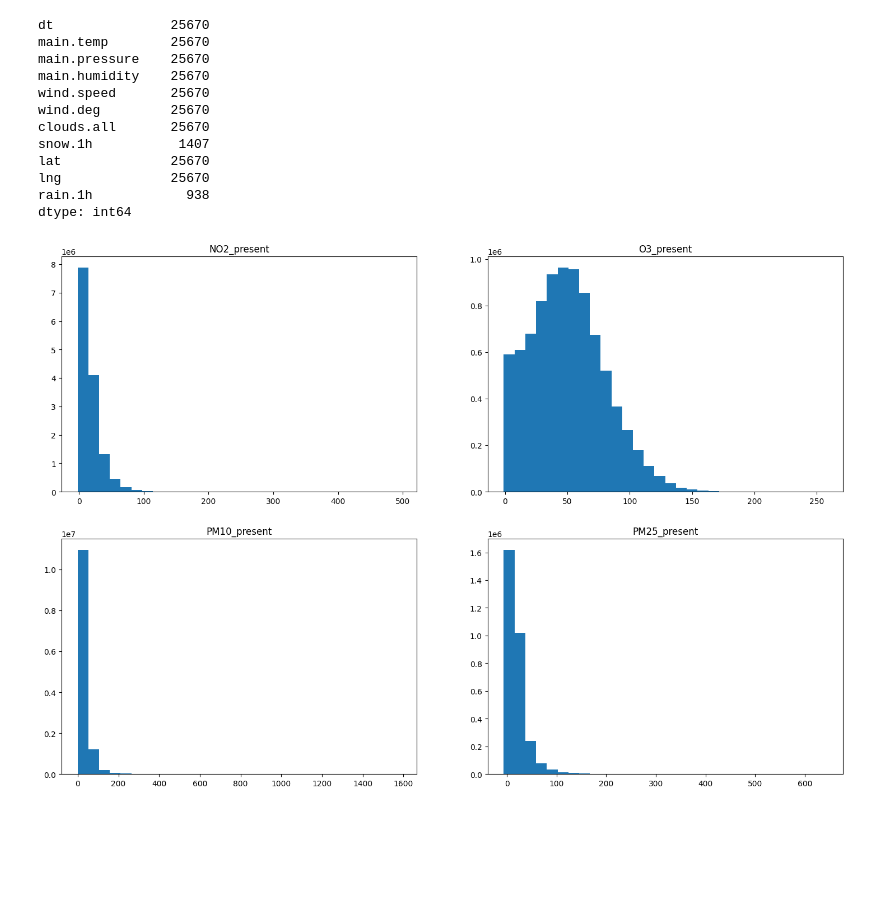
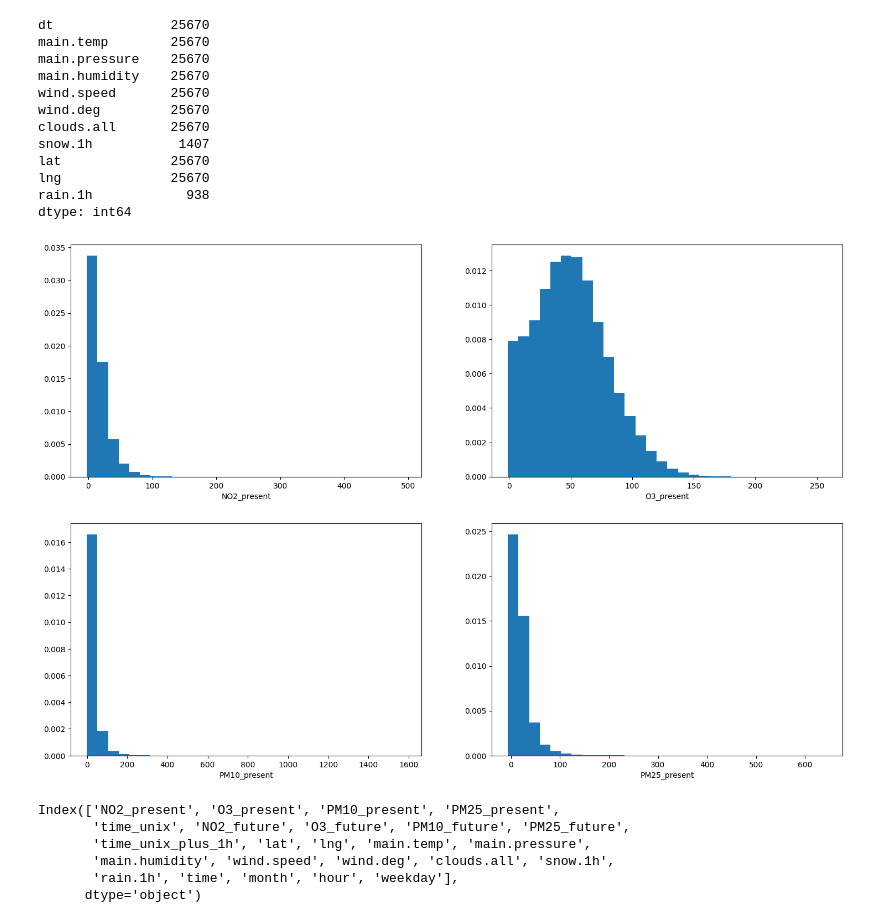
Before and after one commit to wesolowskip/apache-air, a Jupyter notebook: spark/base_models_learning/merge_weather_and_air_data.ipynb, the cells around one changed output. Cells and saved outputs as stored; diff of their text form; code cells hidden in the pictures; blank space fills up the shorter version.

```diff
--- a/spark/base_models_learning/merge_weather_and_air_data.ipynb
+++ b/spark/base_models_learning/merge_weather_and_air_data.ipynb
@@ -60,12 +60,13 @@ air = pd.read_feather('air_data.feather')
 # %%
 cols = ['NO2_present','O3_present','PM10_present','PM25_present']
 fig, axs = plt.subplots(nrows=2, ncols=2, figsize=(9*2, 6*2))
 axs = axs.flatten()
 for i, col in enumerate(cols):
-    axs[i].hist(air[col], bins=30)
-    axs[i].set_title(col)
+    axs[i].hist(air[col], bins=30, density=True)
+    axs[i].set_xlabel(col)
+plt.savefig('hist.png', dpi=1000)
 # %% [output]
-[figure, old version]
+[figure, new version]
 # %%
 data = air.merge(whole_data)
 # %%
@@ -74,3 +75,12 @@ data['time'] = pd.to_datetime(data['time_unix'],unit='s')
 data['month'] = data['time'].apply(lambda x: x.month)
 data['hour'] = data['time'].apply(lambda x: x.hour)
 data['weekday'] = data['time'].apply(lambda x: x.weekday())
+# %%
+data.columns
+# %% [output]
+Index(['NO2_present', 'O3_present', 'PM10_present', 'PM25_present',
+       'time_unix', 'NO2_future', 'O3_future', 'PM10_future', 'PM25_future',
+       'time_unix_plus_1h', 'lat', 'lng', 'main.temp', 'main.pressure',
+       'main.humidity', 'wind.speed', 'wind.deg', 'clouds.all', 'snow.1h',
+       'rain.1h', 'time', 'month', 'hour', 'weekday'],
+      dtype='object')
```
Also changed, not shown: parts of 5 cells of this notebook, 7 other files.
